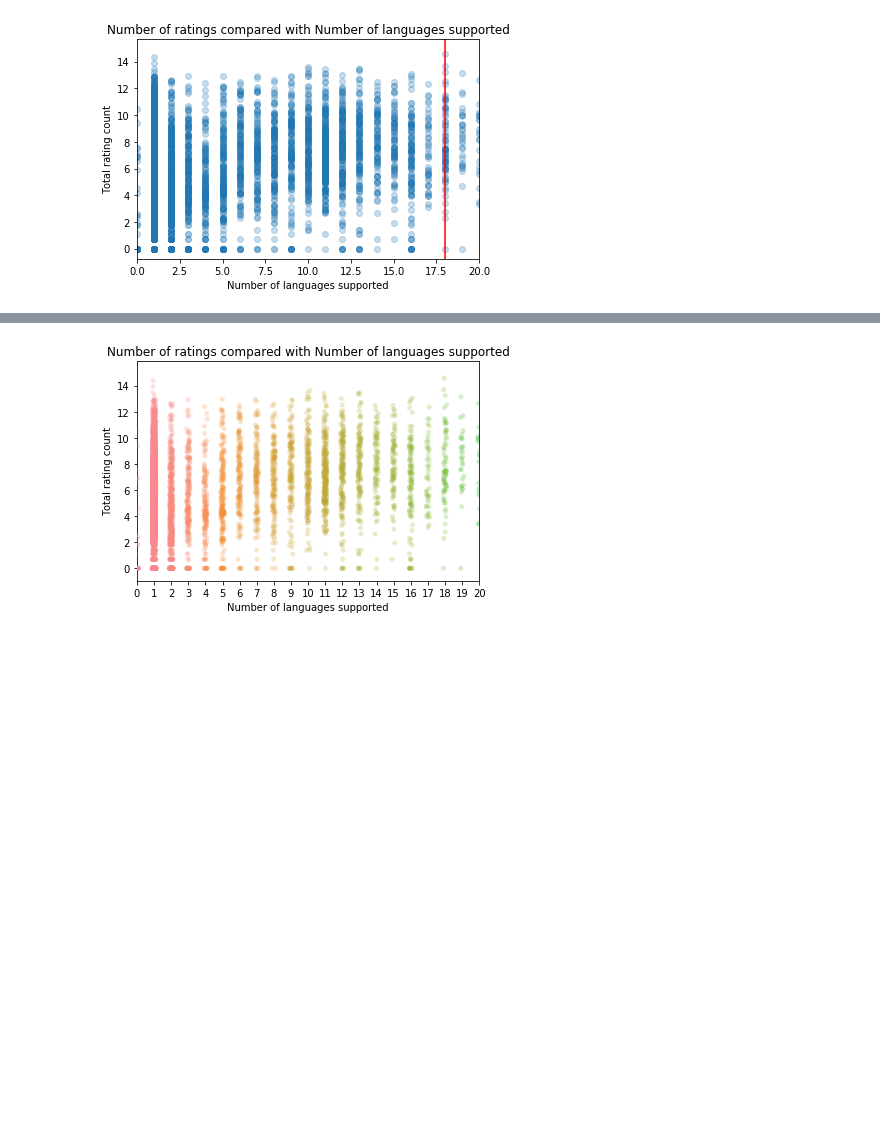
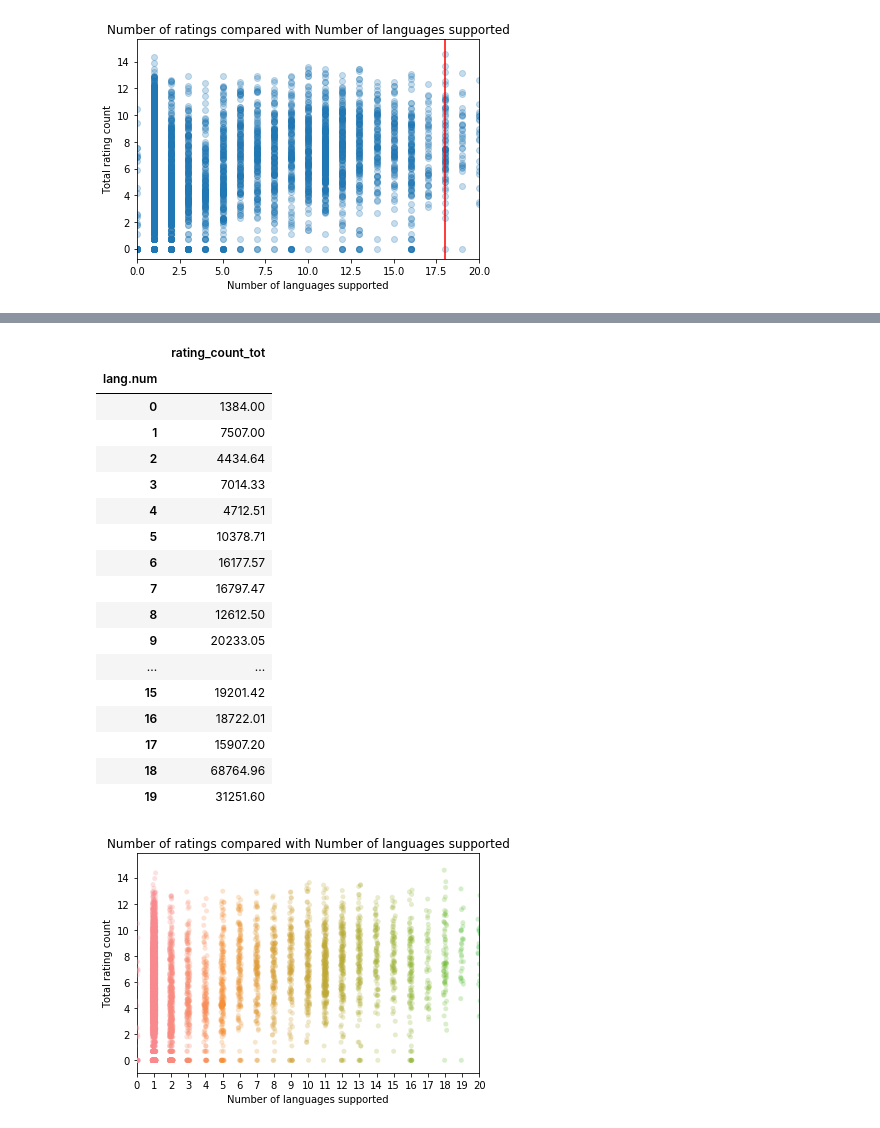
Before and after one commit to cgman64/apple-store-analysis, a Jupyter notebook: appStoreAnalysis.ipynb, the cells around one changed output, grey strips where cells are left out. Cells and saved outputs as stored; diff of their text form; code cells hidden in the pictures; blank space fills up the shorter version.

```diff
--- a/appStoreAnalysis.ipynb
+++ b/appStoreAnalysis.ipynb
@@ -306,3 +316,24 @@ plt.show()
+# %%
+grouped.agg(np.mean).loc[:19,].round(2)
+# %% [output]
+|  | rating_count_tot |
+| lang.num |  |
+| 0 | 1384.00 |
+| 1 | 7507.00 |
+| 2 | 4434.64 |
+| 3 | 7014.33 |
+| 4 | 4712.51 |
+| 5 | 10378.71 |
+| 6 | 16177.57 |
+| 7 | 16797.47 |
+| 8 | 12612.50 |
+| 9 | 20233.05 |
+| ... | ... |
+| 15 | 19201.42 |
+| 16 | 18722.01 |
+| 17 | 15907.20 |
+| 18 | 68764.96 |
+| 19 | 31251.60 |
 # %%
 total_ratings = store['rating_count_tot']
 n_lang = store['lang.num']
```
Also changed, not shown: parts of 14 cells of this notebook.
